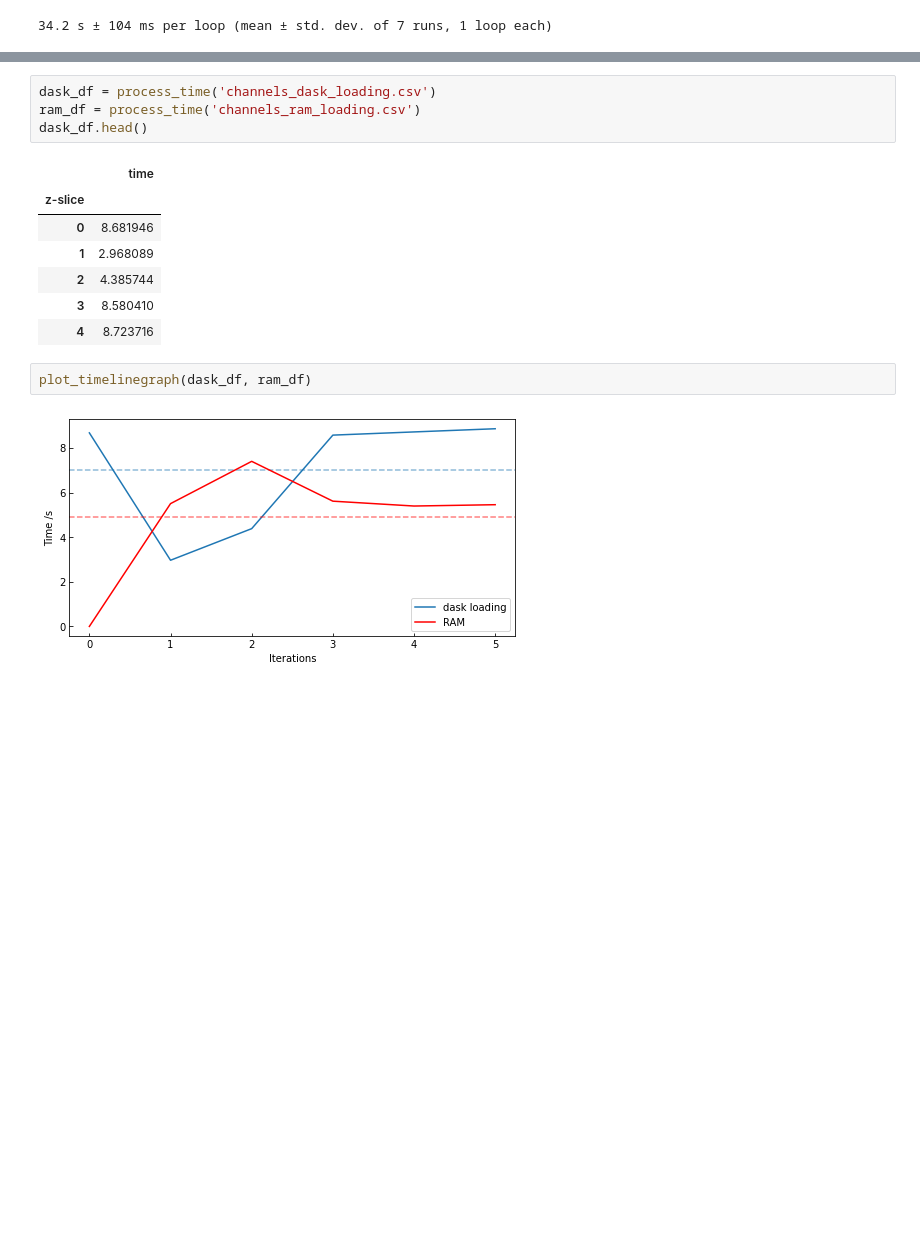
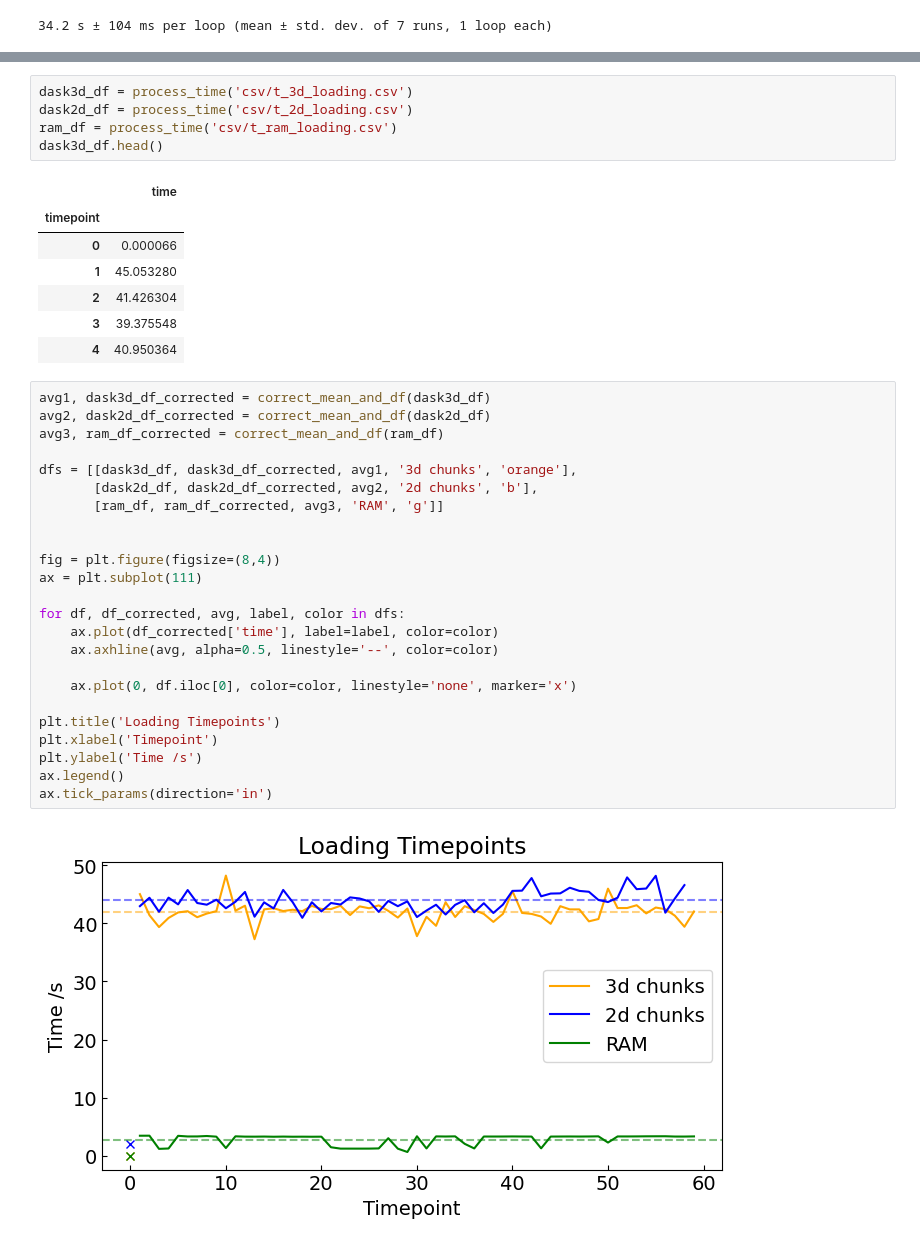
Before and after one commit to vanessadao31/cbias_poster_06, a Jupyter notebook: Timeit.ipynb, the cells around one changed output, grey strips where cells are left out. Cells and saved outputs as stored; diff of their text form; blank space fills up the shorter version.

Commit message:
plotting benchmarking csv files

```diff
--- a/Timeit.ipynb
+++ b/Timeit.ipynb
@@ -88,16 +77,39 @@ def plot_timelinegraph(df1, df2):
 # %%
-dask_df = process_time('channels_dask_loading.csv')
-ram_df = process_time('channels_ram_loading.csv')
-dask_df.head()
+dask3d_df = process_time('csv/t_3d_loading.csv')
+dask2d_df = process_time('csv/t_2d_loading.csv')
+ram_df = process_time('csv/t_ram_loading.csv')
+dask3d_df.head()
 # %% [output]
 |  | time |
-| z-slice |  |
-| 0 | 8.681946 |
-| 1 | 2.968089 |
-| 2 | 4.385744 |
-| 3 | 8.580410 |
-| 4 | 8.723716 |
+| timepoint |  |
+| 0 | 0.000066 |
+| 1 | 45.053280 |
+| 2 | 41.426304 |
+| 3 | 39.375548 |
+| 4 | 40.950364 |
 # %%
-plot_timelinegraph(dask_df, ram_df)
+avg1, dask3d_df_corrected = correct_mean_and_df(dask3d_df)
+avg2, dask2d_df_corrected = correct_mean_and_df(dask2d_df)
+avg3, ram_df_corrected = correct_mean_and_df(ram_df)
+
+dfs = [[dask3d_df, dask3d_df_corrected, avg1, '3d chunks', 'orange'],
+       [dask2d_df, dask2d_df_corrected, avg2, '2d chunks', 'b'],
+       [ram_df, ram_df_corrected, avg3, 'RAM', 'g']]
+
+
+fig = plt.figure(figsize=(8,4))
+ax = plt.subplot(111)
+
+for df, df_corrected, avg, label, color in dfs:
+    ax.plot(df_corrected['time'], label=label, color=color)
+    ax.axhline(avg, alpha=0.5, linestyle='--', color=color)
+
+    ax.plot(0, df.iloc[0], color=color, linestyle='none', marker='x')
+
+plt.title('Loading Timepoints')
+plt.xlabel('Timepoint')
+plt.ylabel('Time /s')
+ax.legend()
+ax.tick_params(direction='in')
 # %% [output]
-[figure, old version]
+[figure, new version]
```
Also changed, not shown: parts of 5 cells of this notebook.
